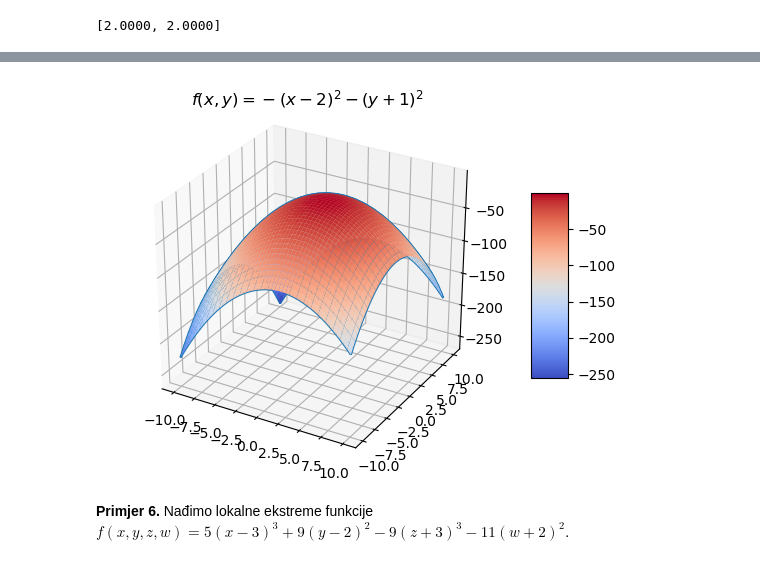
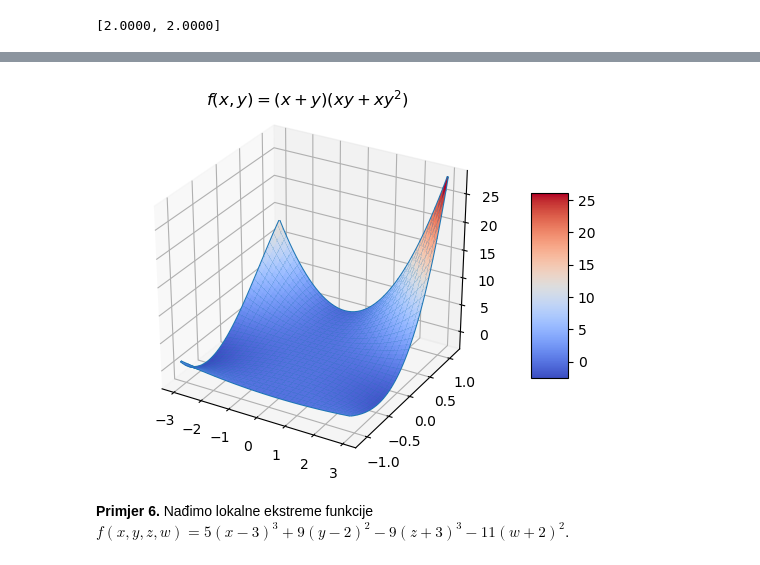
Before and after one commit to valental/MS, a Jupyter notebook: ekstremi_funkcija.ipynb, the cells around one changed output, grey strips where cells are left out. Saved outputs shown, nothing was run; the diff lists cells and outputs as text; code cells hidden in the pictures.

```diff
--- a/ekstremi_funkcija.ipynb
+++ b/ekstremi_funkcija.ipynb
@@ -131,10 +133,11 @@ Možemo izračunati gradijent i Hessian u nekoj točki, npr. u točki $(1,1)$ da
 # %%
 def f(x,y):
-    return x**2 + y**2
+    return x**2 + y**2 + 1/(x**2*y**2)
 
 g = grad(f(x,y), [x,y])
 print("Gradijent funkcije f je: ",g)
 
-stac_tocka = sp.solve(g, sp.symbols('x y'))
-print("Stacionarne točke:", stac_tocka)
+stac_tocke = sp.solve(g, sp.symbols('x y'))  # Ako stavim real=True kao stacionarne točke mi da []
+stac_tocke = [a for a in stac_tocke if sp.im(a[0])==0 and sp.im(a[1])==0]
+print("Stacionarne točke:", stac_tocke)
 # %% [output]
@@ -187,7 +196,7 @@ fig
 x,y = sp.symbols('x y')
 
 def f(x,y):
-    return -(x - 2)**2 - (y + 1)**2
+    return (x + y)*(x*y+x*y**2)
 
 g = grad(f(x,y), [x,y])
 print("Gradijent funkcije f je:", g)
@@ -225,20 +284,20 @@ Zaključujemo da je $H_f(2,-1)$ negativno definitna pa iz Teorema 3. slijedi da
 # %%
 %matplotlib agg
 
 fig = plt.figure()
 ax = fig.add_subplot(1, 1, 1, projection='3d')
-x, y = np.meshgrid(np.linspace(-10, 10), np.linspace(-10, 10))
+x, y = np.meshgrid(np.linspace(-3, 3), np.linspace(-1.1, 1.1))
 z = f(x,y)
 surf = ax.plot_surface(x, y, z, cmap=cm.coolwarm,
                        linewidth=0, antialiased=False)
 fig.colorbar(surf, shrink=0.5, aspect=5)
 ax.plot_wireframe(x, y, z, rstride=2, cstride=2)
 ax.plot_surface(x, y, z, cmap=cm.coolwarm, linewidth=1)
-ax.set_title('$f(x,y)=-(x - 2)^2 - (y + 1)^2$', y=1.05)
+ax.set_title('$f(x,y)=(x + y)(xy + xy^2)$', y=1.05)
 
 fig
 # %% [output]
-[figure, old version]
+[figure, new version]
 # %% [markdown]
 **Primjer 6.** Nađimo lokalne ekstreme funkcije $f(x,y,z,w) = 5(x-3)^3 + 9(y-2)^2 - 9(z+3)^3 - 11(w+2)^2$.
 # %%
```
Also changed, not shown: parts of 38 cells of this notebook.
